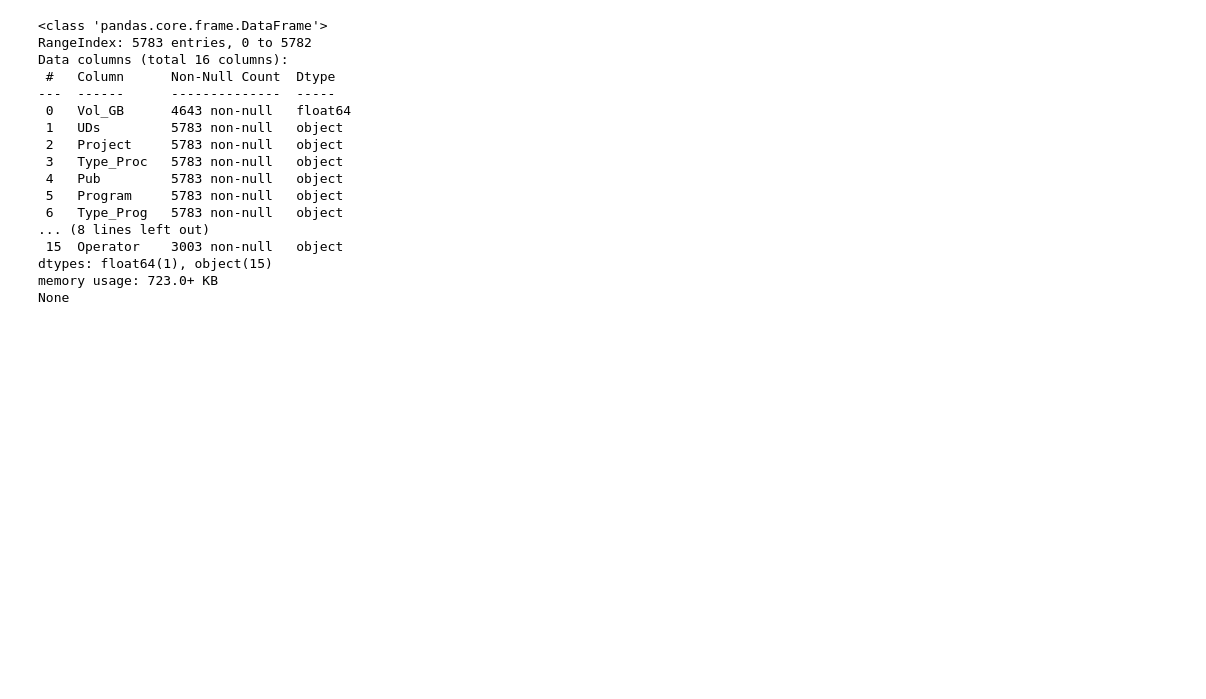
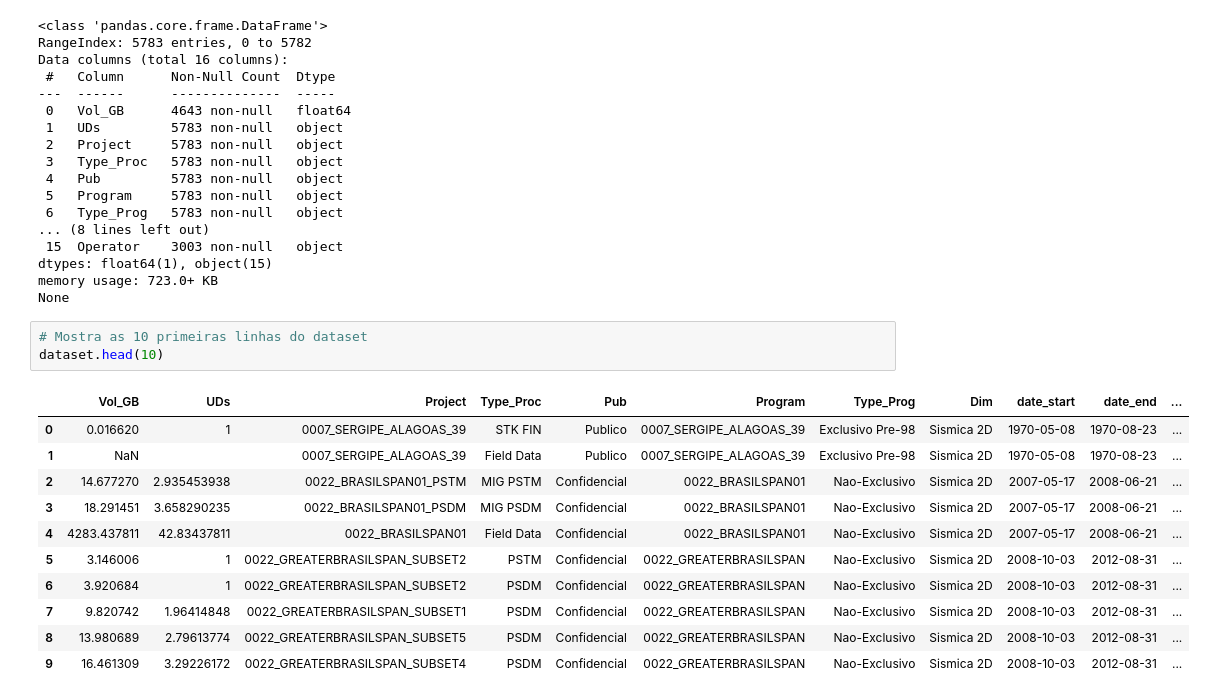
Before and after one commit to leoalexandre/MVP_ADBP, a Jupyter notebook: mvp_anp_seismic.ipynb, the cells around one changed output. Drawn from its saved outputs; the diff is of its cells as text; blank space fills up the shorter version.

```diff
--- a/mvp_anp_seismic.ipynb
+++ b/mvp_anp_seismic.ipynb
@@ -122,3 +122,18 @@ Data columns (total 16 columns):
 dtypes: float64(1), object(15)
 memory usage: 723.0+ KB
 None
+# %%
+# Mostra as 10 primeiras linhas do dataset
+dataset.head(10)
+# %% [output]
+|  | Vol_GB | UDs | Project | Type_Proc | Pub | Program | Type_Prog | Dim | date_start | date_end | ... |
+| 0 | 0.016620 | 1 | 0007_SERGIPE_ALAGOAS_39 | STK FIN | Publico | 0007_SERGIPE_ALAGOAS_39 | Exclusivo Pre-98 | Sismica 2D | 1970-05-08 | 1970-08-23 | ... |
+| 1 | NaN |  | 0007_SERGIPE_ALAGOAS_39 | Field Data | Publico | 0007_SERGIPE_ALAGOAS_39 | Exclusivo Pre-98 | Sismica 2D | 1970-05-08 | 1970-08-23 | ... |
+| 2 | 14.677270 | 2.935453938 | 0022_BRASILSPAN01_PSTM | MIG PSTM | Confidencial | 0022_BRASILSPAN01 | Nao-Exclusivo | Sismica 2D | 2007-05-17 | 2008-06-21 | ... |
+| 3 | 18.291451 | 3.658290235 | 0022_BRASILSPAN01_PSDM | MIG PSDM | Confidencial | 0022_BRASILSPAN01 | Nao-Exclusivo | Sismica 2D | 2007-05-17 | 2008-06-21 | ... |
+| 4 | 4283.437811 | 42.83437811 | 0022_BRASILSPAN01 | Field Data | Confidencial | 0022_BRASILSPAN01 | Nao-Exclusivo | Sismica 2D | 2007-05-17 | 2008-06-21 | ... |
+| 5 | 3.146006 | 1 | 0022_GREATERBRASILSPAN_SUBSET2 | PSTM | Confidencial | 0022_GREATERBRASILSPAN | Nao-Exclusivo | Sismica 2D | 2008-10-03 | 2012-08-31 | ... |
+| 6 | 3.920684 | 1 | 0022_GREATERBRASILSPAN_SUBSET2 | PSDM | Confidencial | 0022_GREATERBRASILSPAN | Nao-Exclusivo | Sismica 2D | 2008-10-03 | 2012-08-31 | ... |
+| 7 | 9.820742 | 1.96414848 | 0022_GREATERBRASILSPAN_SUBSET1 | PSDM | Confidencial | 0022_GREATERBRASILSPAN | Nao-Exclusivo | Sismica 2D | 2008-10-03 | 2012-08-31 | ... |
+| 8 | 13.980689 | 2.79613774 | 0022_GREATERBRASILSPAN_SUBSET5 | PSDM | Confidencial | 0022_GREATERBRASILSPAN | Nao-Exclusivo | Sismica 2D | 2008-10-03 | 2012-08-31 | ... |
+| 9 | 16.461309 | 3.29226172 | 0022_GREATERBRASILSPAN_SUBSET4 | PSDM | Confidencial | 0022_GREATERBRASILSPAN | Nao-Exclusivo | Sismica 2D | 2008-10-03 | 2012-08-31 | ... |
```
Also changed, not shown: parts of 1 cell of this notebook.
